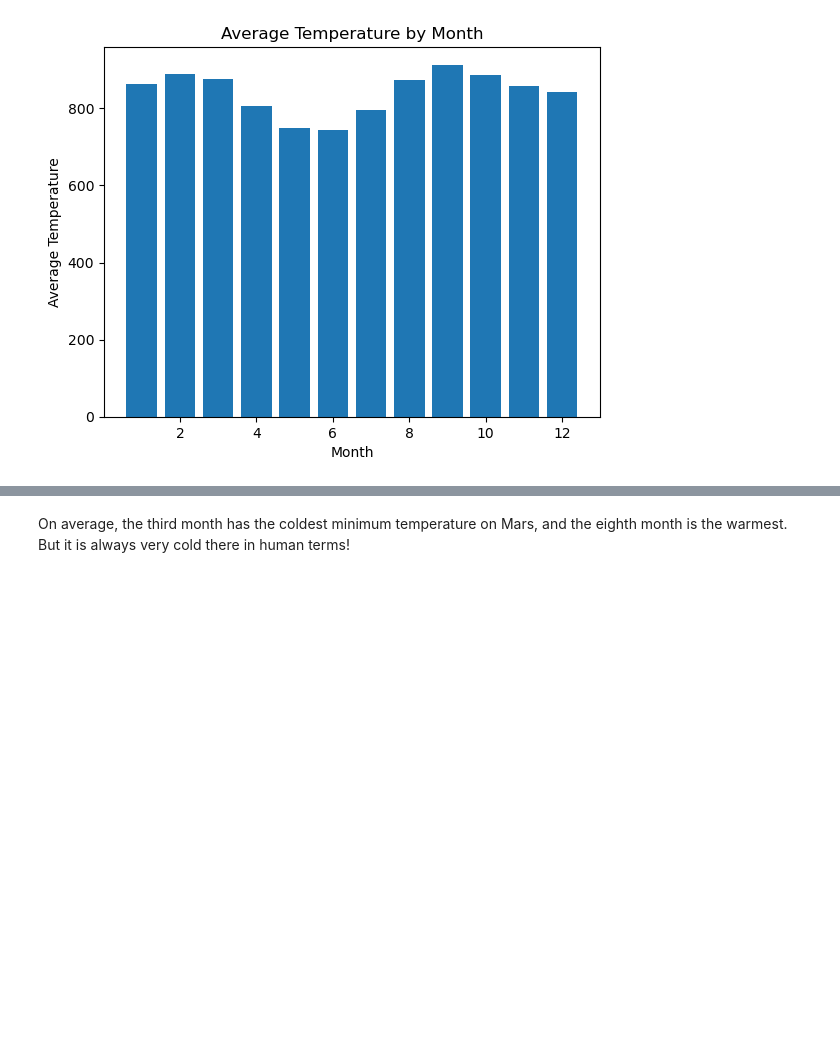
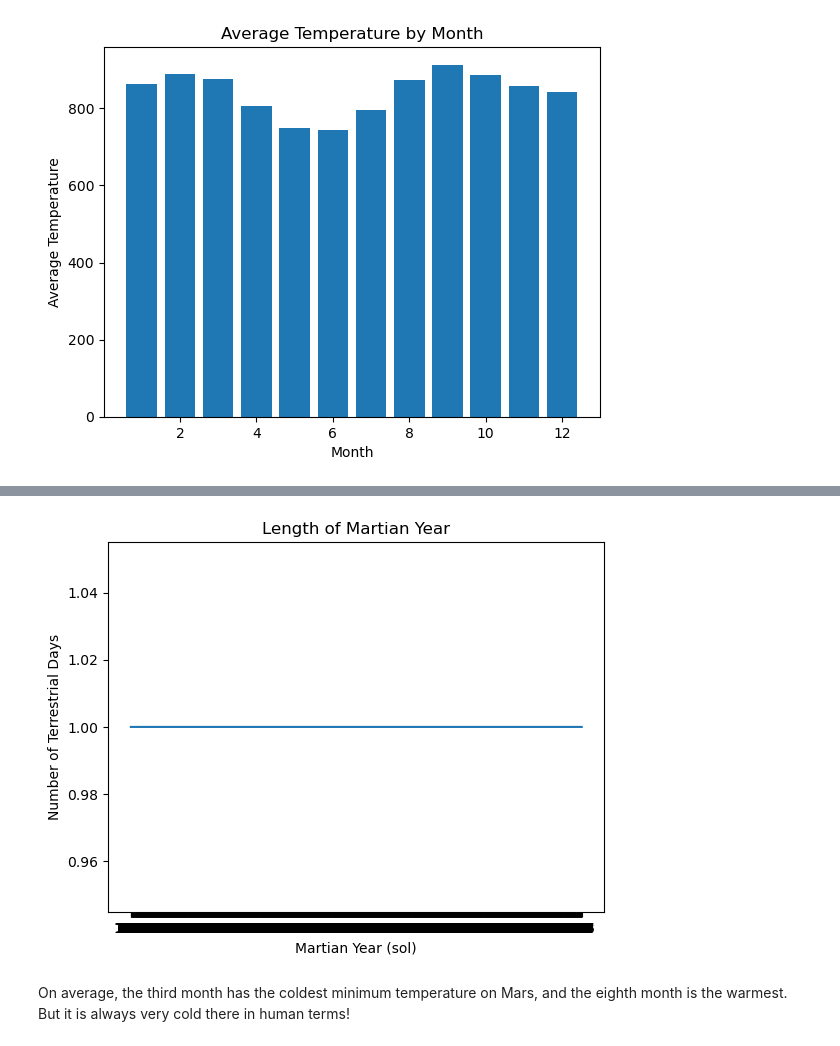
Before and after one commit to yeagernolan19/data_collection_challange, a Jupyter notebook: part_2_mars_weather copy.ipynb, the cells around one changed output, grey strips where cells are left out. Saved outputs shown, nothing was run; the diff lists cells and outputs as text; code cells hidden in the pictures; blank space fills up the shorter version.

```diff
--- a/part_2_mars_weather copy.ipynb
+++ b/part_2_mars_weather copy.ipynb
@@ -284,3 +280,19 @@ plt.show()
+# %%
+# 5. How many terrestrial (earth) days are there in a Martian year?
+martian_year_length = df.groupby('sol')['terrestrial_date'].count()
+
+# Plot the length of Martian year
+plt.plot(martian_year_length.index, martian_year_length.values)
+
+# Set labels and title
+plt.xlabel('Martian Year (sol)')
+plt.ylabel('Number of Terrestrial Days')
+plt.title('Length of Martian Year')
+
+# Display the plot
+plt.show()
+# %% [output]
+[figure, added]
 # %% [markdown]
 On average, the third month has the coldest minimum temperature on Mars, and the eighth month is the warmest. But it is always very cold there in human terms!
 # %% [markdown]
```
Also changed, not shown: parts of 1 cell of this notebook.
